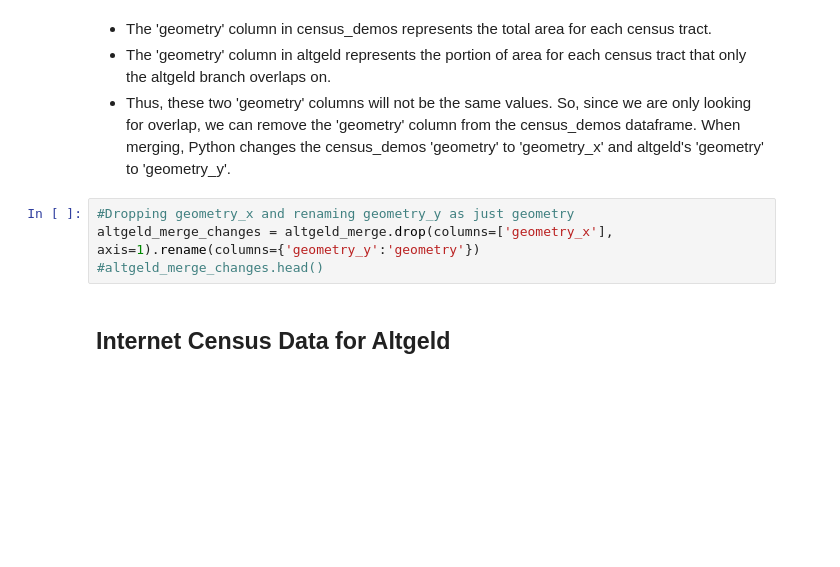
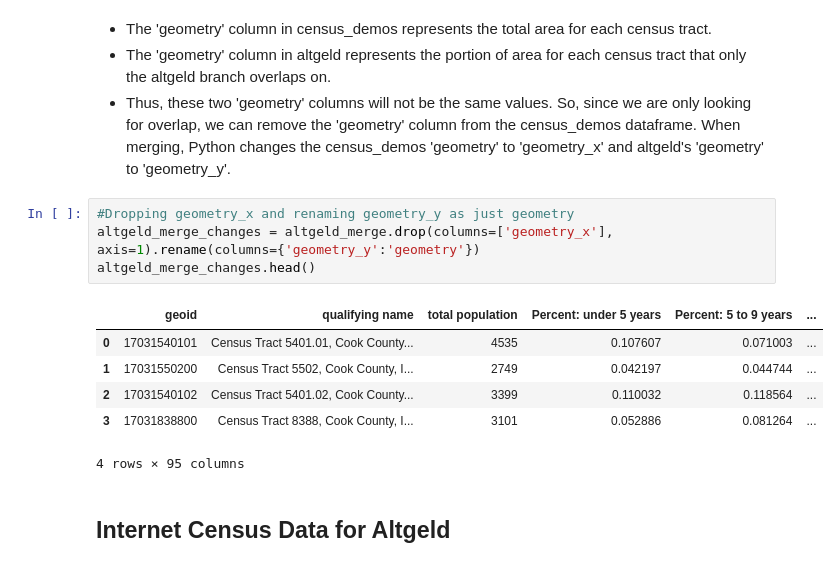
Before and after one commit to Rajvishah12/cpl_project, a Jupyter notebook: can-summer-2023/notebooks/allbranches_census_notebook.ipynb, the cells around one changed output. Drawn from its saved outputs; the diff is of its cells as text; blank space fills up the shorter version.

```diff
--- a/can-summer-2023/notebooks/allbranches_census_notebook.ipynb
+++ b/can-summer-2023/notebooks/allbranches_census_notebook.ipynb
@@ -224,7 +229,14 @@ altgeld_merge = census_demos.merge(altgeld, on='geoid')
 # %%
 #Dropping geometry_x and renaming geometry_y as just geometry
 altgeld_merge_changes = altgeld_merge.drop(columns=['geometry_x'], axis=1).rename(columns={'geometry_y':'geometry'})
-#altgeld_merge_changes.head()
+altgeld_merge_changes.head()
+# %% [output]
+|  | geoid | qualifying name | total population | Percent: under 5 years | Percent: 5 to 9 years | ... |
+| 0 | 17031540101 | Census Tract 5401.01, Cook County... | 4535 | 0.107607 | 0.071003 | ... |
+| 1 | 17031550200 | Census Tract 5502, Cook County, I... | 2749 | 0.042197 | 0.044744 | ... |
+| 2 | 17031540102 | Census Tract 5401.02, Cook County... | 3399 | 0.110032 | 0.118564 | ... |
+| 3 | 17031838800 | Census Tract 8388, Cook County, I... | 3101 | 0.052886 | 0.081264 | ... |
+4 rows × 95 columns
 # %% [markdown]
 ## Internet Census Data for Altgeld
 # %% [markdown]
```
Also changed, not shown: parts of 5 cells of this notebook.
